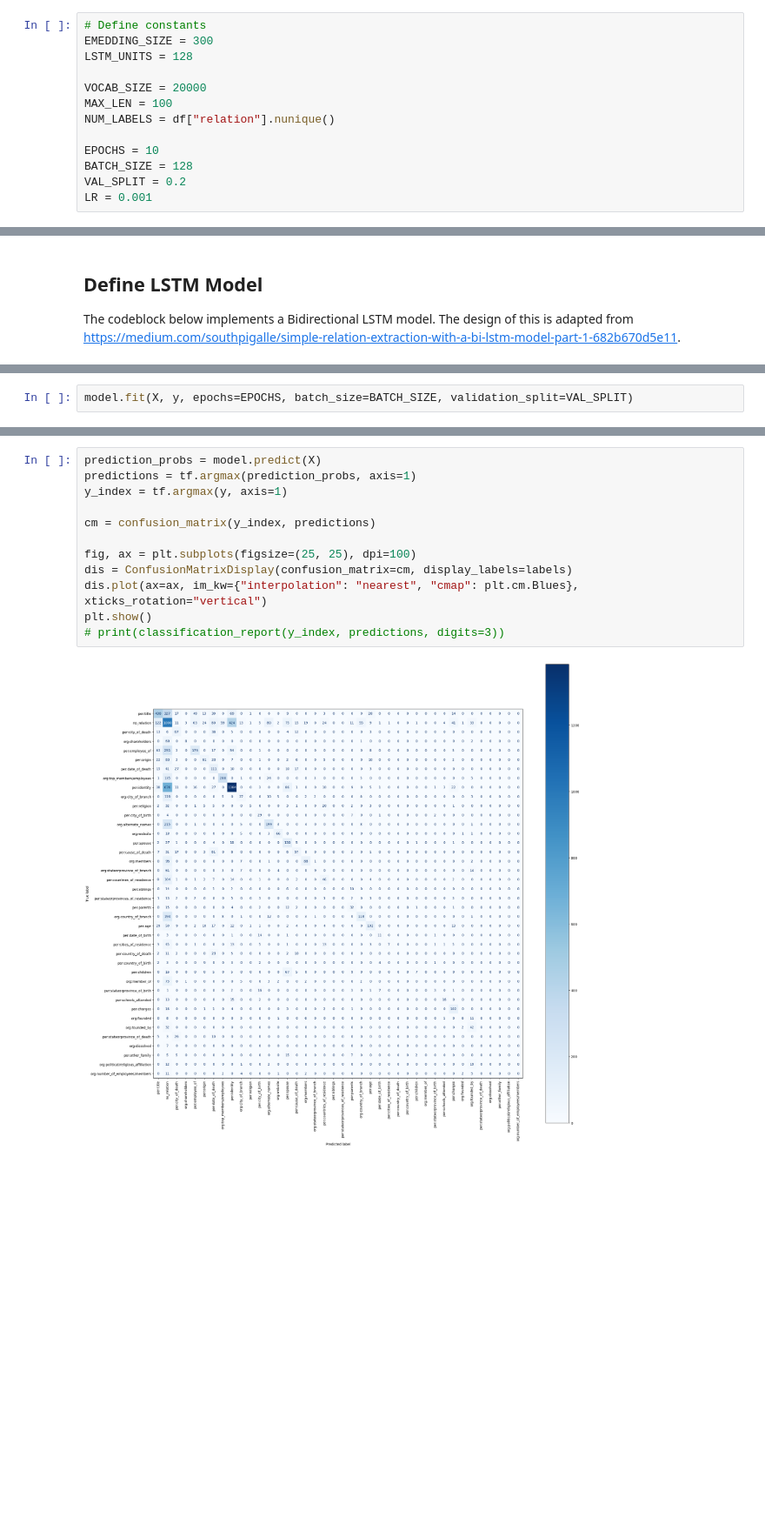
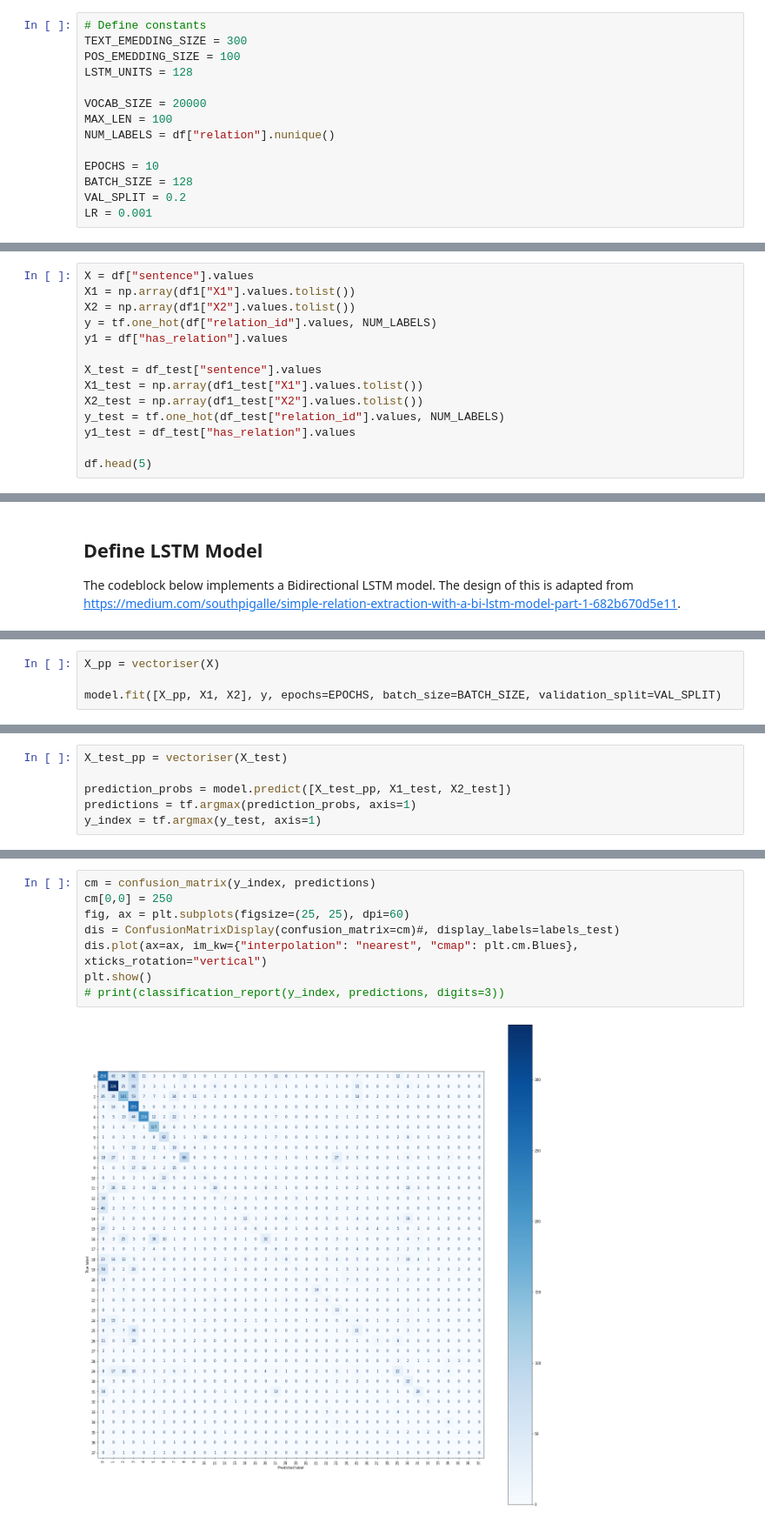
Before and after one commit to joehiggitt/relation-extraction, a Jupyter notebook: LSTM.ipynb, the cells around one changed output, grey strips where cells are left out. Shown at 87% size. Drawn from its saved outputs; the diff is of its cells as text; blank space fills up the shorter version.

Commit message:
Created second LSTM model
Experimented with new LSTM that uses subject/object relative positionings as input.
Tested new model - achieved 69% test accuracy.
Moved model to new file.

```diff
--- a/LSTM.ipynb
+++ b/LSTM.ipynb
@@ -31,6 +73,7 @@ df = pd.read_json(BASE_PATH + FILE)
 # %%
 # Define constants
-EMEDDING_SIZE = 300
+TEXT_EMEDDING_SIZE = 300
+POS_EMEDDING_SIZE = 100
 LSTM_UNITS = 128
 
 VOCAB_SIZE = 20000
@@ -67,0 +87,14 @@ df.head(5)
+# %%
+X = df["sentence"].values
+X1 = np.array(df1["X1"].values.tolist())
+X2 = np.array(df1["X2"].values.tolist())
+y = tf.one_hot(df["relation_id"].values, NUM_LABELS)
+y1 = df["has_relation"].values
+
+X_test = df_test["sentence"].values
+X1_test = np.array(df1_test["X1"].values.tolist())
+X2_test = np.array(df1_test["X2"].values.tolist())
+y_test = tf.one_hot(df_test["relation_id"].values, NUM_LABELS)
+y1_test = df_test["has_relation"].values
+
+df.head(5)
@@ -175,4 +282,6 @@ _________________________________________________________________
 # %%
-model.fit(X, y, epochs=EPOCHS, batch_size=BATCH_SIZE, validation_split=VAL_SPLIT)
+X_pp = vectoriser(X)
+
+model.fit([X_pp, X1, X2], y, epochs=EPOCHS, batch_size=BATCH_SIZE, validation_split=VAL_SPLIT)
 # %% [output]
 Epoch 1/10
@@ -198 +307,7 @@ Epoch 10/10
 <keras.src.callbacks.History at 0x...>
+# %%
+X_test_pp = vectoriser(X_test)
+
+prediction_probs = model.predict([X_test_pp, X1_test, X2_test])
+predictions = tf.argmax(prediction_probs, axis=1)
+y_index = tf.argmax(y_test, axis=1)
@@ -199,14 +316,10 @@ Epoch 10/10
 # %%
-prediction_probs = model.predict(X)
-predictions = tf.argmax(prediction_probs, axis=1)
-y_index = tf.argmax(y, axis=1)
-
 cm = confusion_matrix(y_index, predictions)
-
-fig, ax = plt.subplots(figsize=(25, 25), dpi=100)
-dis = ConfusionMatrixDisplay(confusion_matrix=cm, display_labels=labels)
+cm[0,0] = 250
+fig, ax = plt.subplots(figsize=(25, 25), dpi=60)
+dis = ConfusionMatrixDisplay(confusion_matrix=cm)#, display_labels=labels_test)
 dis.plot(ax=ax, im_kw={"interpolation": "nearest", "cmap": plt.cm.Blues}, xticks_rotation="vertical")
 plt.show()
 # print(classification_report(y_index, predictions, digits=3))
 # %% [output]
-[figure, old version]
+[figure, new version]
```
Also changed, not shown: parts of 19 cells of this notebook, 2 other files.
